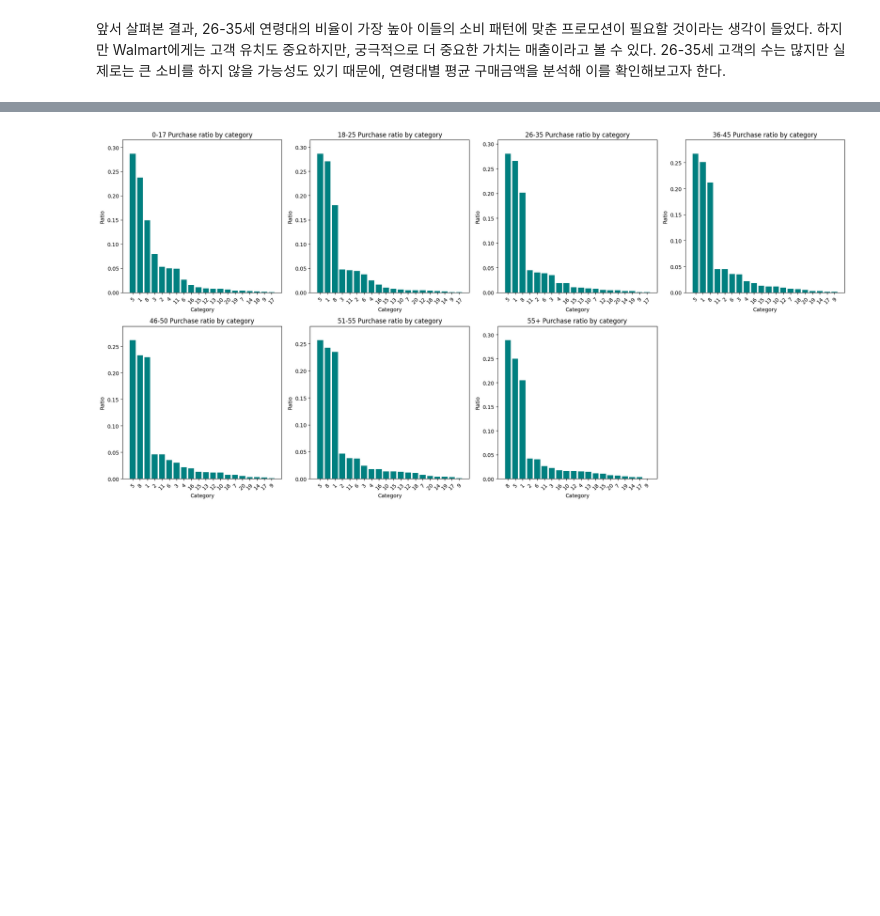
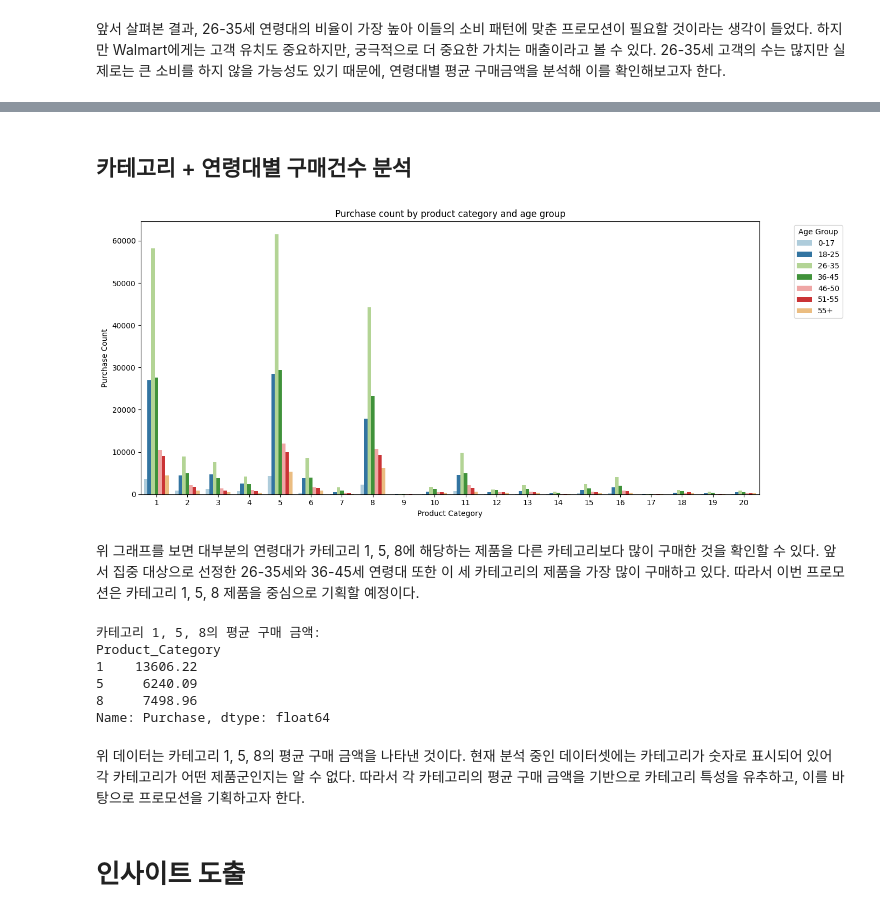
Before and after one commit to hongsh2003/hipython_rep, a Jupyter notebook: 02_data_analysis/분석보고서2.ipynb, the cells around one changed output, grey strips where cells are left out. Cells and saved outputs as stored; diff of their text form; code cells hidden in the pictures; blank space fills up the shorter version.

```diff
--- a/02_data_analysis/분석보고서2.ipynb
+++ b/02_data_analysis/분석보고서2.ipynb
@@ -152,31 +273,48 @@ Name: Purchase, dtype: float64
-# %%
-# 연령대 목록
-unique_ages = age_category['Age'].unique()
-
-# subplot grid 크기 지정
-fig, axes = plt.subplots(2, 4, figsize=(20, 10))  # 2행 4열 (마지막 하나는 비워두기)
-
-# 플랫하게 축 배열
-axes = axes.flatten()
-
-for i, target_age in enumerate(unique_ages):
-    cat_data = age_category[age_category['Age'] == target_age].sort_values('Ratio', ascending=False)
-
-    axes[i].bar(cat_data['Product_Category'].astype(str), cat_data['Ratio'], color='teal')
-    axes[i].set_title(f'{target_age} Purchase ratio by category')
-    axes[i].set_ylabel('Ratio')
-    axes[i].set_xlabel('Category')
-
-    # x축 tick 라벨 회전
-    axes[i].tick_params(axis='x', rotation=45)
-
-    axes[i].set_ylim(0, cat_data['Ratio'].max() * 1.1)
-
-# 마지막 비어있는 plot 제거 (7개 연령대면 8번째는 없음)
-if len(unique_ages) < len(axes):
-    fig.delaxes(axes[-1])
-
-plt.tight_layout()
-plt.show()
-# %% [output]
-[figure, removed]
+# %% [markdown]
+## 카테고리 + 연령대별 구매건수 분석
+# %%
+# 카테고리 + 연령대별 구매건수 집계
+category_age_counts = df.groupby(['Product_Category', 'Age']).size().reset_index(name='Purchase_Count')
+
+# 시각화
+plt.figure(figsize=(14, 6))
+sns.barplot(
+    data=category_age_counts,
+    x='Product_Category',
+    y='Purchase_Count',
+    hue='Age',
+    dodge=True,
+    palette='Paired'  # 색상 팔레트 지정
+)
+
+plt.title('Purchase count by product category and age group')
+plt.xlabel('Product Category')
+plt.ylabel('Purchase Count')
+plt.legend(title='Age Group', bbox_to_anchor=(1.05, 1), loc='upper left')
+plt.tight_layout()
+plt.show()
+# %% [output]
+[figure, added]
+# %% [markdown]
+위 그래프를 보면 대부분의 연령대가 카테고리 1, 5, 8에 해당하는 제품을 다른 카테고리보다 많이 구매한 것을 확인할 수 있다. 앞서 집중 대상으로 선정한 26-35세와 36-45세 연령대 또한 이 세 카테고리의 제품을 가장 많이 구매하고 있다. 따라서 이번 프로모션은 카테고리 1, 5, 8 제품을 중심으로 기획할 예정이다.
+# %%
+# 카테고리 1, 5, 8 데이터 필터링
+target_categories = [1, 5, 8]
+df_target = df[df['Product_Category'].isin(target_categories)]
+
+# 카테고리별 평균 구매 금액 계산
+avg_purchase = df_target.groupby('Product_Category')['Purchase'].mean().round(2)
+
+print("카테고리 1, 5, 8의 평균 구매 금액:")
+print(avg_purchase)
+# %% [output]
+카테고리 1, 5, 8의 평균 구매 금액:
+Product_Category
+1    13606.22
+5     6240.09
+8     7498.96
+Name: Purchase, dtype: float64
+# %% [markdown]
+위 데이터는 카테고리 1, 5, 8의 평균 구매 금액을 나타낸 것이다. 현재 분석 중인 데이터셋에는 카테고리가 숫자로 표시되어 있어 각 카테고리가 어떤 제품군인지는 알 수 없다. 따라서 각 카테고리의 평균 구매 금액을 기반으로 카테고리 특성을 유추하고, 이를 바탕으로 프로모션을 기획하고자 한다.
+# %% [markdown]
+# 인사이트 도출
```
Also changed, not shown: parts of 28 cells of this notebook.
